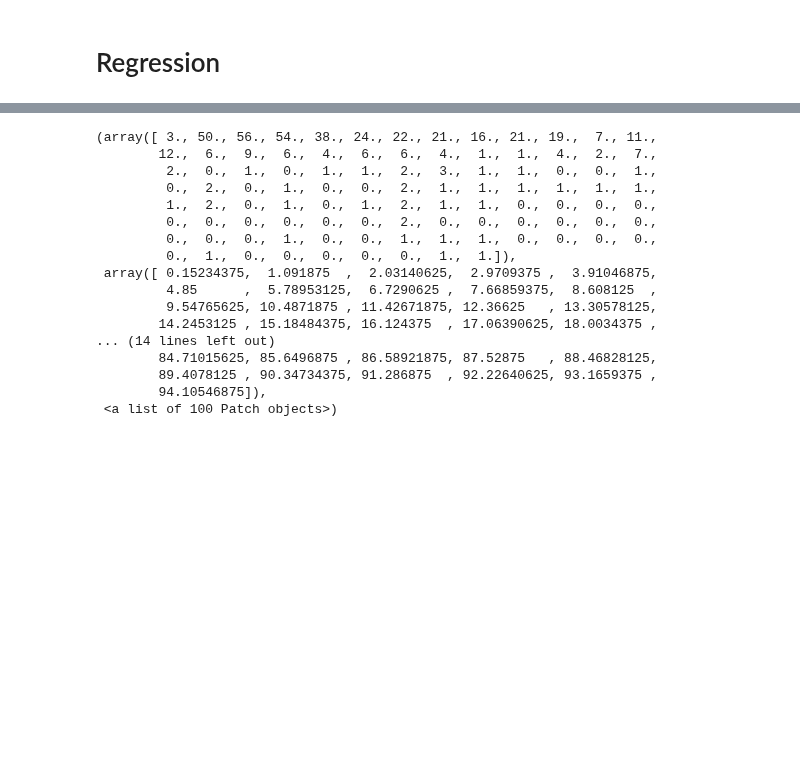
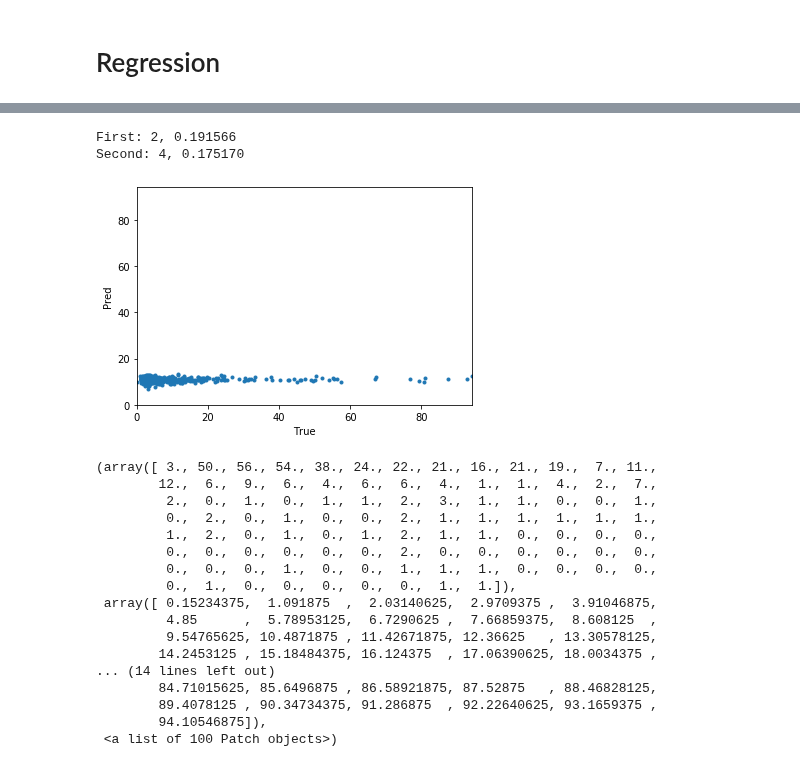
Before and after one commit to hundredball/Math24, a Jupyter notebook: Ginny_ERSP/ERSP_binary_classification.ipynb, the cells around one changed output, grey strips where cells are left out. Cells and saved outputs as stored; diff of their text form; code cells hidden in the pictures; blank space fills up the shorter version.

```diff
--- a/Ginny_ERSP/ERSP_binary_classification.ipynb
+++ b/Ginny_ERSP/ERSP_binary_classification.ipynb
@@ -455,3 +588,20 @@ plot_scatter(Y_test, pred_test2)
+# %%
+X, Y = preprocessing.standardize(ERSP_all, tmp_all)
+
+# X, select_indices = preprocessing.select_correlated_ERSP(X, Y, threshold_corr=0.75)
+X = X.reshape((X.shape[0],-1))
+
+X = preprocessing.PCA_corr(X, Y)
+rgr = LinearRegression()
+rgr.fit(X, Y)
+
+pred_Y = rgr.predict(X)
+
+plot_scatter(Y, pred_Y)
+# %% [output]
+First: 2, 0.191566
+Second: 4, 0.175170
+[figure, added]
 # %%
 Y = preprocessing.make_target(SLs)
 X = preprocessing.PCA_corr(ERSP_all, Y)
```
Also changed, not shown: parts of 6 cells of this notebook, 4 other files.
